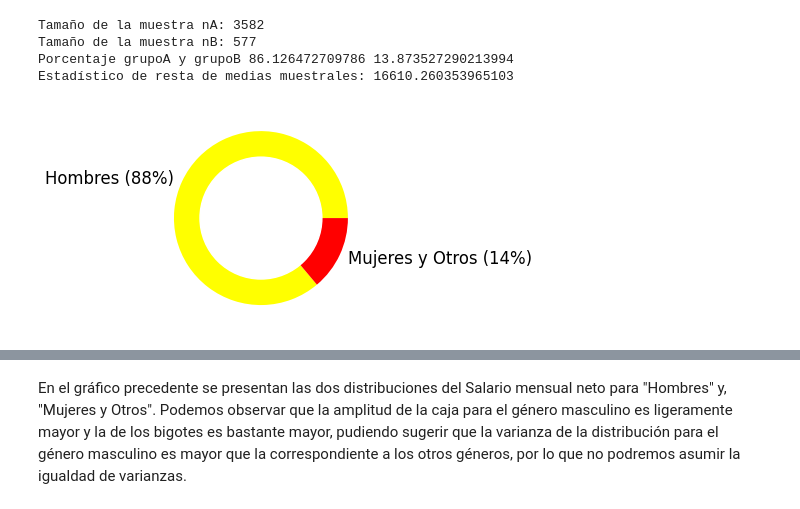
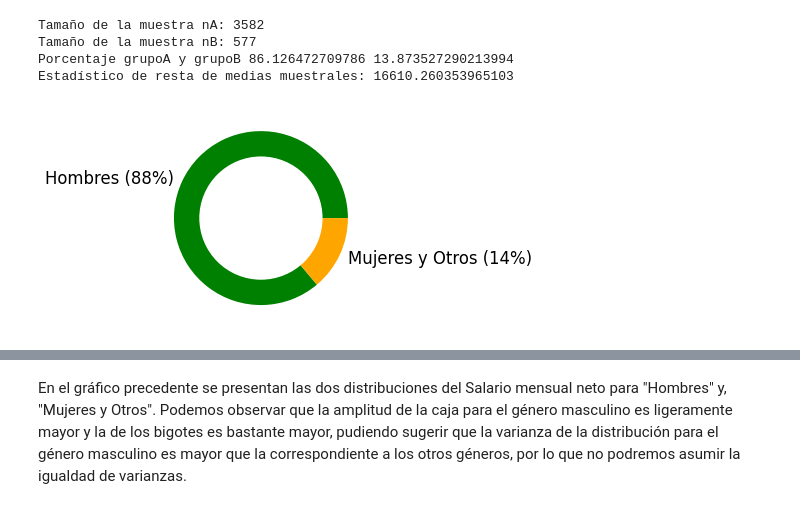
Before and after one commit to pablonicolasr/diplodatos-ayvd-2022-grupo32, a Jupyter notebook: Entregable_Parte_2_Garay.ipynb, the cells around one changed output, grey strips where cells are left out. Drawn from its saved outputs; the diff is of its cells as text; code cells hidden in the pictures.

```diff
--- a/Entregable_Parte_2_Garay.ipynb
+++ b/Entregable_Parte_2_Garay.ipynb
@@ -138,15 +139,15 @@ Estadístico de resta de medias muestrales: 16610.260353965103
 # %%
 #Visualización de los tamaños de cada muestra
 #Gráfico de dona
 names = ['Hombres (88%)', 'Mujeres y Otros (14%)']
 size = [3582,577]
 my_circle = plt.Circle( (0,0), 0.7, color='white')
-plt.pie(size, labels=names, colors=['yellow','red'])
+plt.pie(size, labels=names, colors=['green','orange'])
 p = plt.gcf()
 p.gca().add_artist(my_circle)
 plt.show()
 # %% [output]
-[figure, old version]
+[figure, new version]
 # %%
 #Cálculo de varianzas
 SA2 = groupA.var()
```
Also changed, not shown: parts of 12 cells of this notebook.
